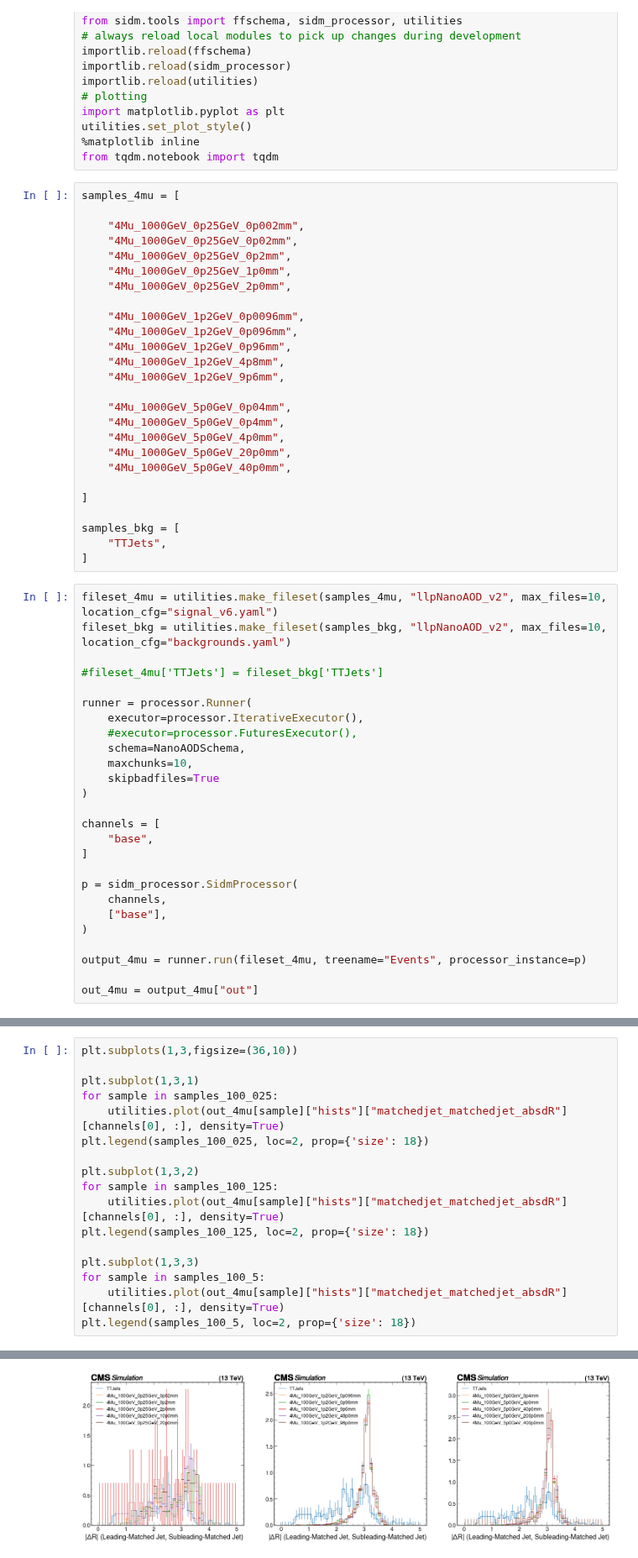
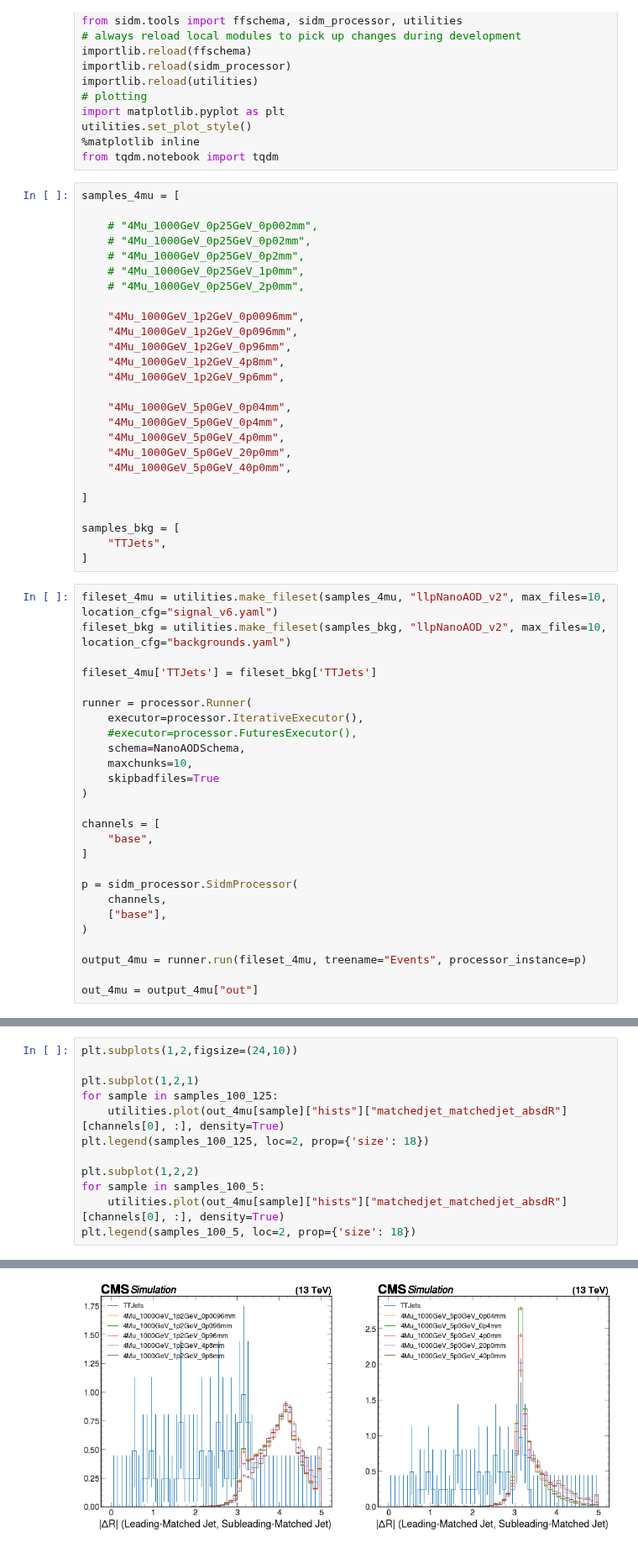
Before and after one commit to yeopjjang/SIDM, a Jupyter notebook: sidm/DY_studies/Processor_base/New_LJ_Isolation_Value_1000.ipynb, the cells around one changed output, grey strips where cells are left out. Shown at 84% size. Drawn from its saved outputs; the diff is of its cells as text.

```diff
--- a/sidm/DY_studies/Processor_base/New_LJ_Isolation_Value_1000.ipynb
+++ b/sidm/DY_studies/Processor_base/New_LJ_Isolation_Value_1000.ipynb
@@ -23,11 +23,11 @@ from tqdm.notebook import tqdm
 # %%
 samples_4mu = [
 
-    "4Mu_1000GeV_0p25GeV_0p002mm",
-    "4Mu_1000GeV_0p25GeV_0p02mm",
-    "4Mu_1000GeV_0p25GeV_0p2mm",
-    "4Mu_1000GeV_0p25GeV_1p0mm",
-    "4Mu_1000GeV_0p25GeV_2p0mm",
+    # "4Mu_1000GeV_0p25GeV_0p002mm",
+    # "4Mu_1000GeV_0p25GeV_0p02mm",
+    # "4Mu_1000GeV_0p25GeV_0p2mm",
+    # "4Mu_1000GeV_0p25GeV_1p0mm",
+    # "4Mu_1000GeV_0p25GeV_2p0mm",
 
     "4Mu_1000GeV_1p2GeV_0p0096mm",
     "4Mu_1000GeV_1p2GeV_0p096mm",
@@ -50,7 +50,7 @@ samples_bkg = [
 fileset_4mu = utilities.make_fileset(samples_4mu, "llpNanoAOD_v2", max_files=10, location_cfg="signal_v6.yaml")
 fileset_bkg = utilities.make_fileset(samples_bkg, "llpNanoAOD_v2", max_files=10, location_cfg="backgrounds.yaml")
 
-#fileset_4mu['TTJets'] = fileset_bkg['TTJets']
+fileset_4mu['TTJets'] = fileset_bkg['TTJets']
 
 runner = processor.Runner(
     executor=processor.IterativeExecutor(),
@@ -131,22 +131,17 @@ samples_100_5 = [
 ]
 # %%
-plt.subplots(1,3,figsize=(36,10))
+plt.subplots(1,2,figsize=(24,10))
 
-plt.subplot(1,3,1)
-for sample in samples_100_025:
-    utilities.plot(out_4mu[sample]["hists"]["matchedjet_matchedjet_absdR"][channels[0], :], density=True)
-plt.legend(samples_100_025, loc=2, prop={'size': 18})
-
-plt.subplot(1,3,2)
+plt.subplot(1,2,1)
 for sample in samples_100_125:
     utilities.plot(out_4mu[sample]["hists"]["matchedjet_matchedjet_absdR"][channels[0], :], density=True)
 plt.legend(samples_100_125, loc=2, prop={'size': 18})
 
-plt.subplot(1,3,3)
+plt.subplot(1,2,2)
 for sample in samples_100_5:
     utilities.plot(out_4mu[sample]["hists"]["matchedjet_matchedjet_absdR"][channels[0], :], density=True)
 plt.legend(samples_100_5, loc=2, prop={'size': 18})
 # %% [output]
 <matplotlib.legend.Legend at 0x...>
-[figure, old version]
+[figure, new version]
 # %%
```
Also changed, not shown: parts of 9 cells of this notebook, 1 other file.
